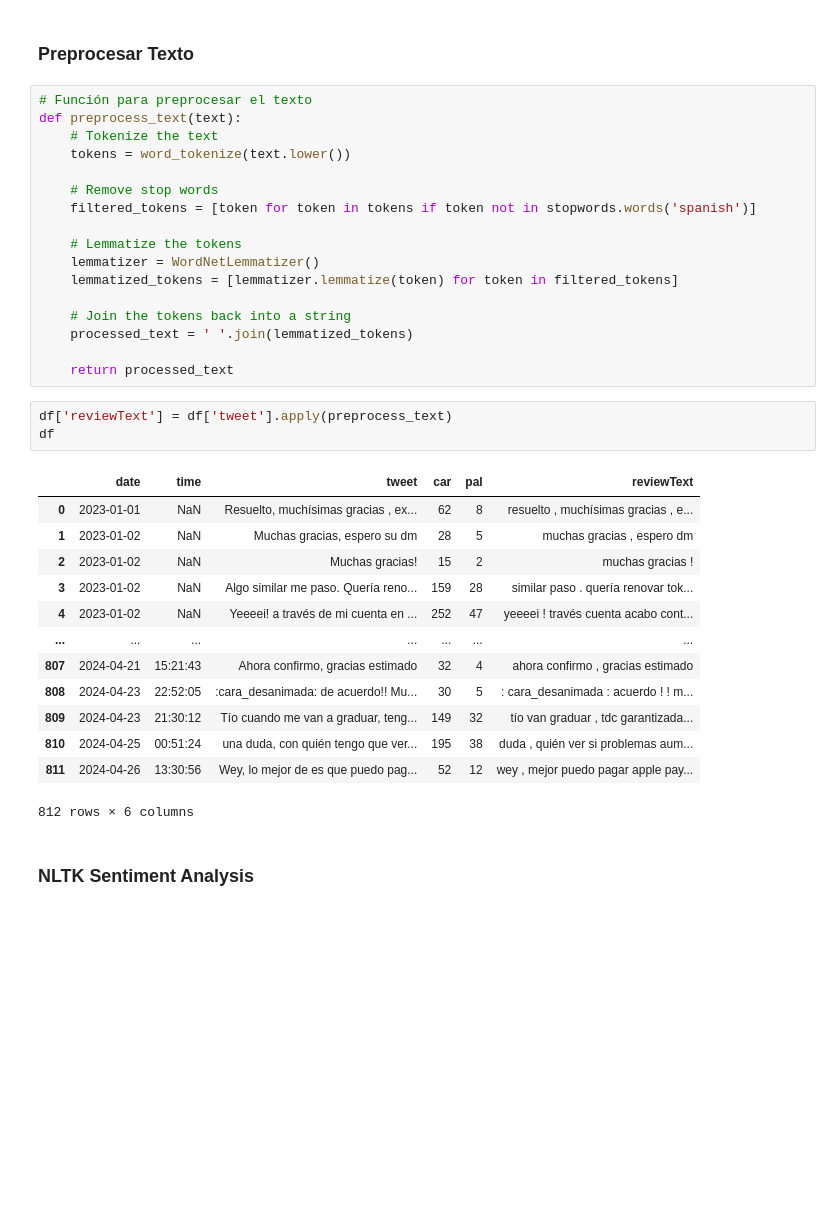
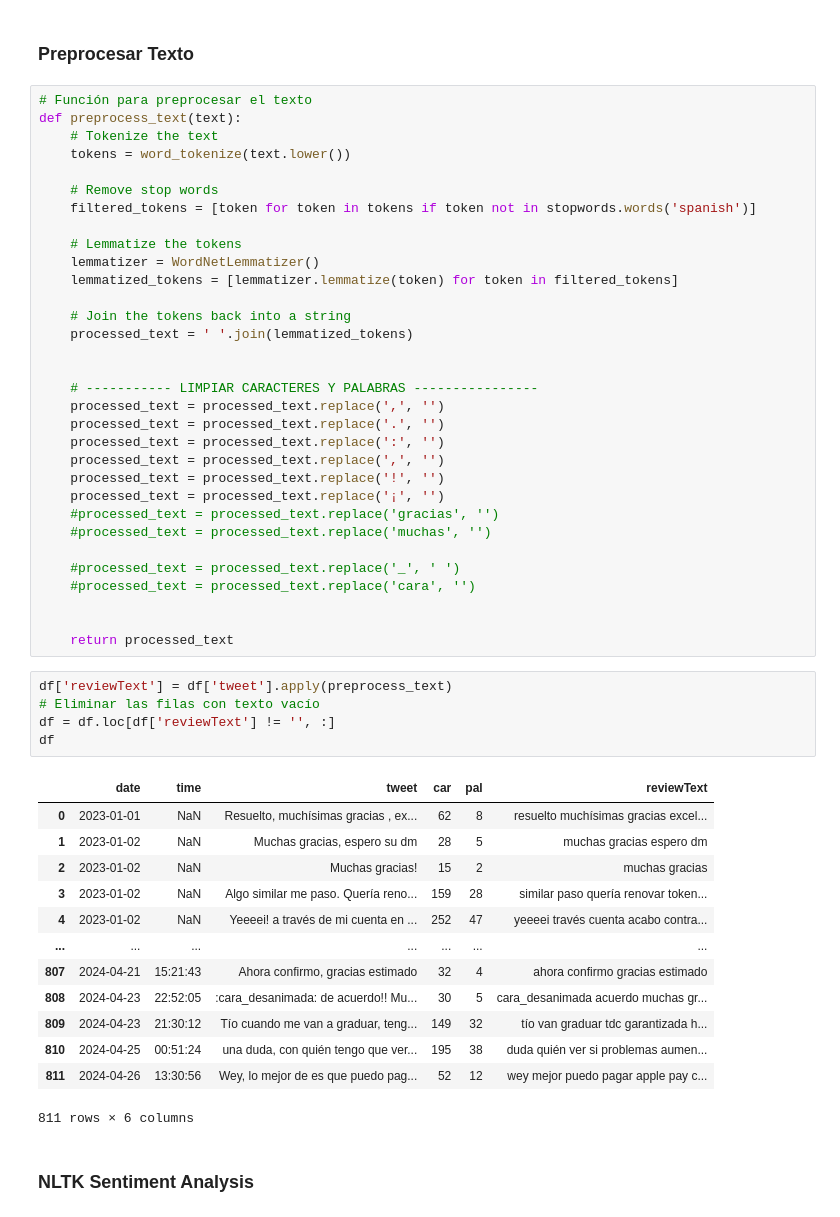
Before and after one commit to DEV-KONO/Los-sombreros-de-python, a Jupyter notebook: sentiment_analysis.ipynb, the cells around one changed output. Cells and saved outputs as stored; diff of their text form; blank space fills up the shorter version.

```diff
--- a/sentiment_analysis.ipynb
+++ b/sentiment_analysis.ipynb
@@ -175,24 +178,41 @@ def preprocess_text(text):
     # Join the tokens back into a string
     processed_text = ' '.join(lemmatized_tokens)
 
+
+    # ----------- LIMPIAR CARACTERES Y PALABRAS ----------------
+    processed_text = processed_text.replace(',', '')
+    processed_text = processed_text.replace('.', '')
+    processed_text = processed_text.replace(':', '')
+    processed_text = processed_text.replace(',', '')
+    processed_text = processed_text.replace('!', '')
+    processed_text = processed_text.replace('¡', '')
+    #processed_text = processed_text.replace('gracias', '')
+    #processed_text = processed_text.replace('muchas', '')
+
+    #processed_text = processed_text.replace('_', ' ')
+    #processed_text = processed_text.replace('cara', '')
+
+
     return processed_text
 # %%
 df['reviewText'] = df['tweet'].apply(preprocess_text)
+# Eliminar las filas con texto vacío
+df = df.loc[df['reviewText'] != '', :]
 df
 # %% [output]
 |  | date | time | tweet | car | pal | reviewText |
-| 0 | 2023-01-01 | NaN | Resuelto, muchísimas gracias , ex... | 62 | 8 | resuelto , muchísimas gracias , e... |
-| 1 | 2023-01-02 | NaN | Muchas gracias, espero su dm | 28 | 5 | muchas gracias , espero dm |
-| 2 | 2023-01-02 | NaN | Muchas gracias! | 15 | 2 | muchas gracias ! |
-| 3 | 2023-01-02 | NaN | Algo similar me paso. Quería reno... | 159 | 28 | similar paso . quería renovar tok... |
-| 4 | 2023-01-02 | NaN | Yeeeei! a través de mi cuenta en ... | 252 | 47 | yeeeei ! través cuenta acabo cont... |
+| 0 | 2023-01-01 | NaN | Resuelto, muchísimas gracias , ex... | 62 | 8 | resuelto muchísimas gracias excel... |
+| 1 | 2023-01-02 | NaN | Muchas gracias, espero su dm | 28 | 5 | muchas gracias espero dm |
+| 2 | 2023-01-02 | NaN | Muchas gracias! | 15 | 2 | muchas gracias |
+| 3 | 2023-01-02 | NaN | Algo similar me paso. Quería reno... | 159 | 28 | similar paso quería renovar token... |
+| 4 | 2023-01-02 | NaN | Yeeeei! a través de mi cuenta en ... | 252 | 47 | yeeeei través cuenta acabo contra... |
 | ... | ... | ... | ... | ... | ... | ... |
-| 807 | 2024-04-21 | 15:21:43 | Ahora confirmo, gracias estimado | 32 | 4 | ahora confirmo , gracias estimado |
-| 808 | 2024-04-23 | 22:52:05 | :cara_desanimada: de acuerdo!! Mu... | 30 | 5 | : cara_desanimada : acuerdo ! ! m... |
-| 809 | 2024-04-23 | 21:30:12 | Tío cuando me van a graduar, teng... | 149 | 32 | tío van graduar , tdc garantizada... |
-| 810 | 2024-04-25 | 00:51:24 | una duda, con quién tengo que ver... | 195 | 38 | duda , quién ver si problemas aum... |
-| 811 | 2024-04-26 | 13:30:56 | Wey, lo mejor de es que puedo pag... | 52 | 12 | wey , mejor puedo pagar apple pay... |
+| 807 | 2024-04-21 | 15:21:43 | Ahora confirmo, gracias estimado | 32 | 4 | ahora confirmo gracias estimado |
+| 808 | 2024-04-23 | 22:52:05 | :cara_desanimada: de acuerdo!! Mu... | 30 | 5 | cara_desanimada acuerdo muchas gr... |
+| 809 | 2024-04-23 | 21:30:12 | Tío cuando me van a graduar, teng... | 149 | 32 | tío van graduar tdc garantizada h... |
+| 810 | 2024-04-25 | 00:51:24 | una duda, con quién tengo que ver... | 195 | 38 | duda quién ver si problemas aumen... |
+| 811 | 2024-04-26 | 13:30:56 | Wey, lo mejor de es que puedo pag... | 52 | 12 | wey mejor puedo pagar apple pay c... |
-812 rows × 6 columns
+811 rows × 6 columns
 # %% [markdown]
 ### NLTK Sentiment Analysis
 # %%
```
Also changed, not shown: parts of 30 cells of this notebook.
